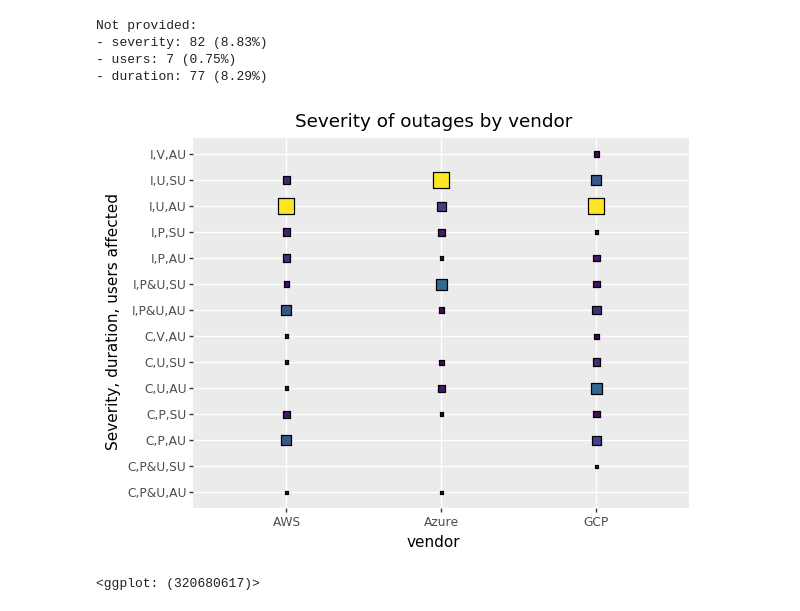
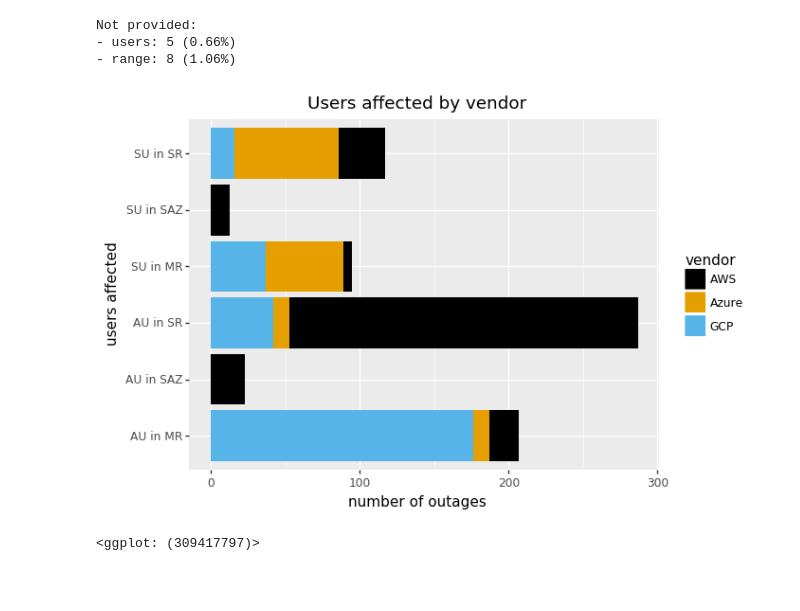
Before and after one commit to thezeroalpha/honours-project, a Jupyter notebook: notebooks/Plotting.ipynb, the cells around one changed output. Cells and saved outputs as stored; diff of their text form; code cells hidden in the pictures; blank space fills up the shorter version.

Commit message:
Updated plots

```diff
--- a/notebooks/Plotting.ipynb
+++ b/notebooks/Plotting.ipynb
@@ -37,10 +37,6 @@ def abbrev(s):
     shortened = [re.sub('[\(\)]', '', x)[0:5] for x in words]
     return " ".join(shortened)
 
-# Group by one column, count the values in another, return a dataframe
-def count_values(df, groupby, countcol, colname="counts"):
-    return df.groupby(groupby)[countcol].value_counts().reset_index(name=colname)
-
 # Replace words with known abbreviations
 def shorten(s):
     maps = {
@@ -53,7 +49,7 @@ def shorten(s):
         'all': 'AU',
         'single region': 'SR',
         'multiple regions': 'MR',
-        'single availability zone': 'AZ',
+        'single availability zone': 'SAZ',
         'code error': 'CODE',
         'third party': '3P',
         'internal api issue': 'INTCOM',
@@ -81,14 +77,6 @@ def shorten(s):
     }
     return maps[s]
 
-# Max-normalize a numerical column, grouping by another column
-def max_normalize_by_column(df, by, target):
-    max_normalize = lambda series: (series-series.min())/(series.max()-series.min())
-
-    target_normalized = pd.concat([df[df[by] == x][target].pipe(max_normalize)
-                                   for x in df[by].unique().tolist()])
-
-    return df.drop(target, axis='columns').merge(target_normalized, how='left', left_index=True, right_index=True)
 
 def export_graph(graphname, df, columns, plot):
     print('Not provided:')
@@ -99,6 +87,13 @@ def export_graph(graphname, df, columns, plot):
 
     plot.save("../report/src/images/"+graphname+".png")
     print(plot)
+
+# Colorblind-friendly colors from: http://www.cookbook-r.com/Graphs/Colors_(ggplot2)/#a-colorblind-friendly-palette
+colorblindPalette = ["#000000", "#E69F00", "#56B4E9", "#009E73", "#F0E442", "#0072B2", "#D55E00", "#CC79A7"]
+disc_colorpalette = p9.scale_color_manual(values=colorblindPalette)
+disc_fillpalette = p9.scale_fill_manual(values=colorblindPalette)
+disc_fillpalette_larger = p9.scale_fill_brewer(type='qual', palette="Paired")
+cont_fillpalette = p9.scale_fill_gradient(low="blue", high="red")
 # %%
 df = pd.read_parquet("../data/preprocessed.parquet")
 
@@ -253,22 +229,18 @@ Not provided:
 # %%
-filt = df[filter_notprovided(df.severity) & filter_notprovided(df.users) & filter_notprovided(df.duration)]
-plotdf = (pd.DataFrame({'severity_users_duration': (filt.duration.map(shorten)
-                                                   +","+filt.severity.map(lambda x: '&'.join([shorten(y) for y in x]))
-                                                   +","+filt.users.map(shorten)),
-                         'vendor': filt.vendor})
-          .pipe(count_values, groupby='severity_users_duration', countcol='vendor')
-          .pipe(max_normalize_by_column, by='vendor', target='counts'))
-
-export_graph("severity-by-vendor", df, ['severity', 'users', 'duration'],
+filt = df[filter_notprovided(df.users) & filter_notprovided(df.range)]
+plotdf = pd.DataFrame({'users_range': filt.users.map(shorten)+' in '+filt.range.map(shorten),
+                       'vendor': filt.vendor})
+export_graph("users-affected-by-vendor", df, ['users', 'range'],
              (p9.ggplot(plotdf)
-              + p9.aes(x='vendor', y='severity_users_duration', fill='counts', size='counts')
-              + p9.geom_count(show_legend=False, shape='s')
-              + p9.ggtitle("Severity of outages by vendor")
-              + p9.labs(y="Severity, duration, users affected")))
+              + p9.aes(x='users_range', fill='vendor')
+              + p9.geom_bar()
+              + p9.labs(x='users affected', y='number of outages')
+              + p9.coord_flip()
+              + disc_fillpalette
+              + p9.ggtitle("Users affected by vendor")))
 # %% [output]
 Not provided:
-- severity: 82 (8.83%)
-- users: 7 (0.75%)
-- duration: 77 (8.29%)
+- users: 5 (0.66%)
+- range: 8 (1.06%)
-[figure, old version]
+[figure, new version]
-<ggplot: (320680617)>
+<ggplot: (309417797)>
```
Also changed, not shown: parts of 13 cells of this notebook, 42 other files.
